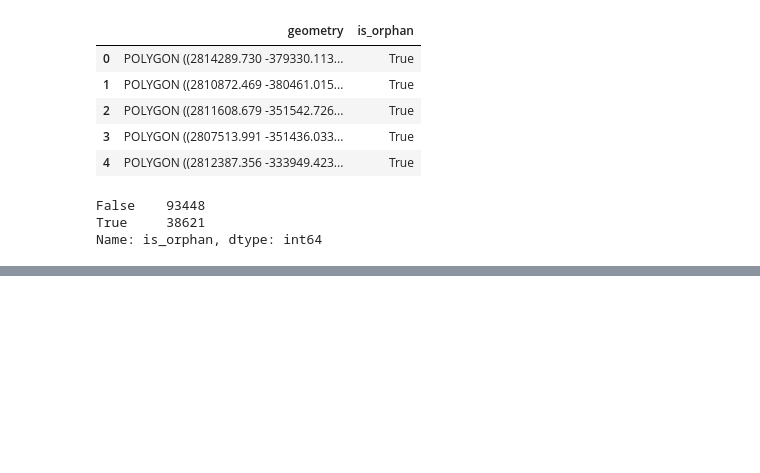
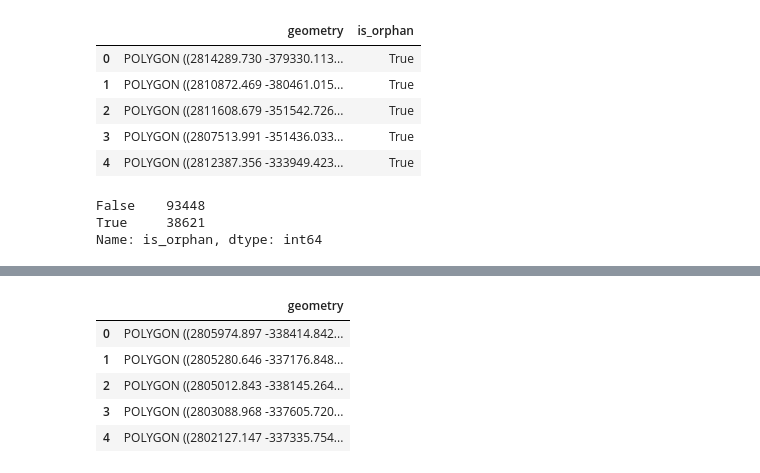
Before and after one commit to Project-Canopy/cb_feature_detection, a Jupyter notebook: analytics/distances_between_squares_David.ipynb, the cells around one changed output, grey strips where cells are left out. Saved outputs shown, nothing was run; the diff lists cells and outputs as text; code cells hidden in the pictures; blank space fills up the shorter version.

```diff
--- a/analytics/distances_between_squares_David.ipynb
+++ b/analytics/distances_between_squares_David.ipynb
@@ -598,0 +663,11 @@ gdf_orphans.to_file('D:/canopy_data/analysis/orphans.geojson', driver='GeoJSON')
+# %%
+pred_non_orphans_2 = pred_non_orphans.drop(['is_orphan'], axis=1).reset_index(drop=True)
+
+pred_non_orphans_2.head()
+# %% [output]
+|  | geometry |
+| 0 | POLYGON ((2805974.897 -338414.842... |
+| 1 | POLYGON ((2805280.646 -337176.848... |
+| 2 | POLYGON ((2805012.843 -338145.264... |
+| 3 | POLYGON ((2803088.968 -337605.720... |
+| 4 | POLYGON ((2802127.147 -337335.754... |
```
Also changed, not shown: parts of 13 cells of this notebook.
